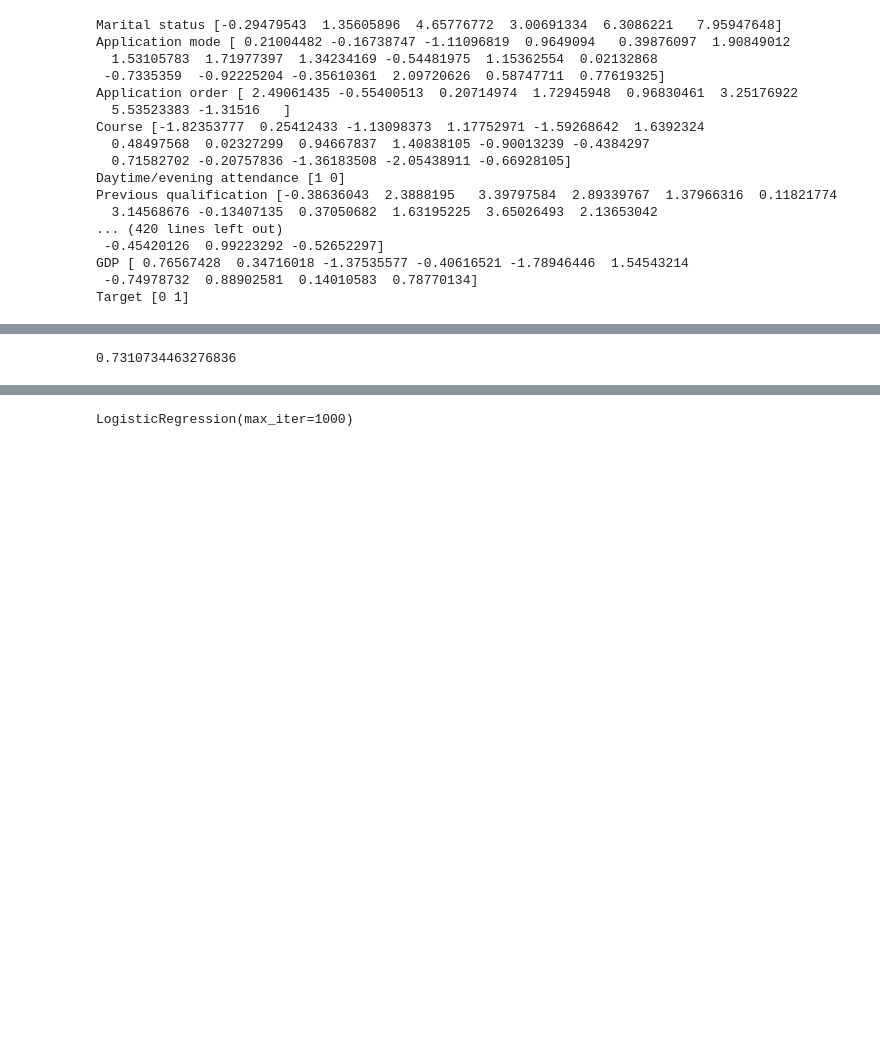
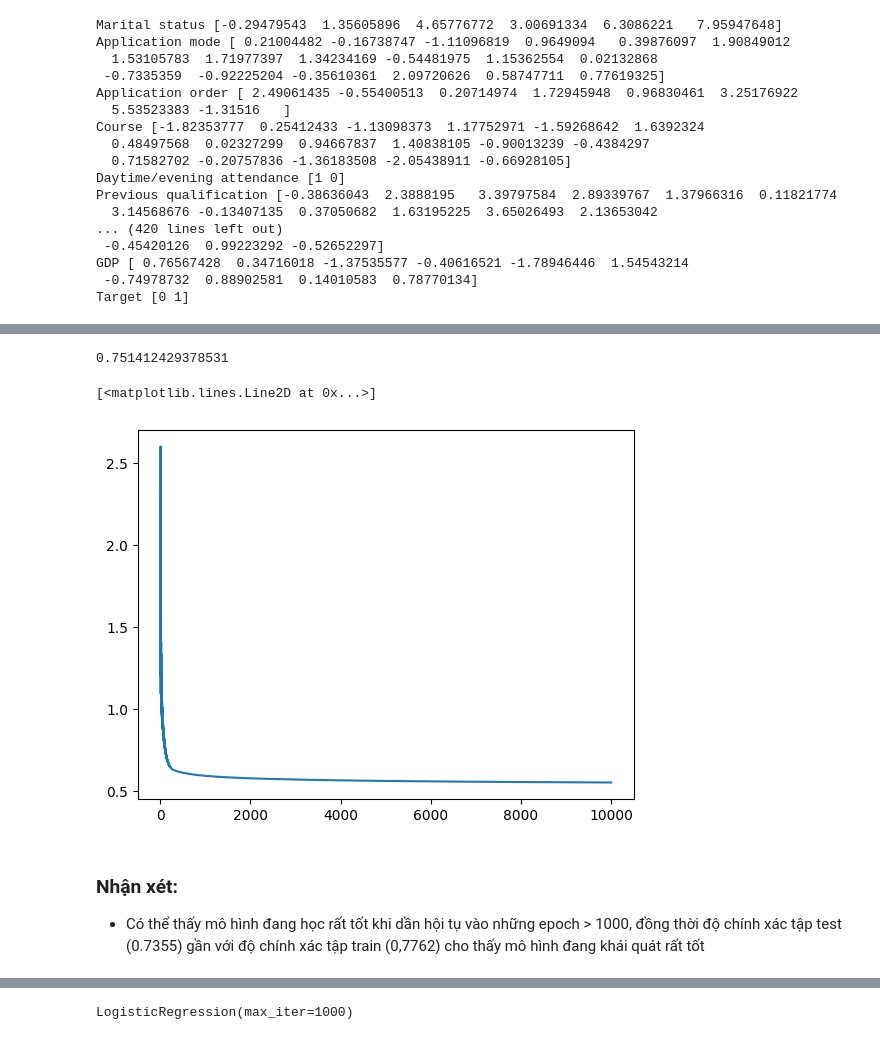
Before and after one commit to UIT-Entropy/DS102, a Jupyter notebook: Lab02/24521436.ipynb, the cells around one changed output, grey strips where cells are left out. Saved outputs shown, nothing was run; the diff lists cells and outputs as text; code cells hidden in the pictures; blank space fills up the shorter version.

```diff
--- a/Lab02/24521436.ipynb
+++ b/Lab02/24521436.ipynb
@@ -457,5 +489,5 @@ class SoftmaxLogisticRegression:
 # %%
-df = pd.read_csv("/content/dataset.csv")
+df = pd.read_csv(r"C:\Users\nguye\DS102\Lab02\dataset.csv")
 # %%
 def Target_encoder(Target):
   if Target == 'Graduate':
@@ -483,7 +514,7 @@ X_train, X_test, y_train, y_test = train_test_split(X, y, test_size = 0.2, rando
 y_train = np.eye(3)[y_train]
 y_test = np.eye(3)[y_test]
 # %%
-model = SoftmaxLogisticRegression(epoch = 10000, lr = 0.001, num_classes = 3)
+model = SoftmaxLogisticRegression(epoch = 10000, lr = 0.005, num_classes = 3)
 model.fit(X_train, y_train)
 # %% [output]
 Epoch: 1, Loss: 1.0986, Accuracy: 0.3122
@@ -696,4 +727,12 @@ y_pred = model.predict(X_test)
 y_pred = np.eye(3)[y_pred]
 print(model.accuracy(y_test, y_pred))
 # %% [output]
-0.7310734463276836
+0.751412429378531
+# %%
+plt.plot(range(1, len(model.losses) + 1), model.losses)
+# %% [output]
+[<matplotlib.lines.Line2D at 0x...>]
+[figure, added]
+# %% [markdown]
+### Nhận xét:
+- Có thể thấy mô hình đang học rất tốt khi dần hội tụ vào những epoch > 1000, đồng thời độ chính xác tập test (0.7355) gần với độ chính xác tập train (0,7762) cho thấy mô hình đang khái quát rất tốt
```
Also changed, not shown: parts of 16 cells of this notebook, 1 other file.
